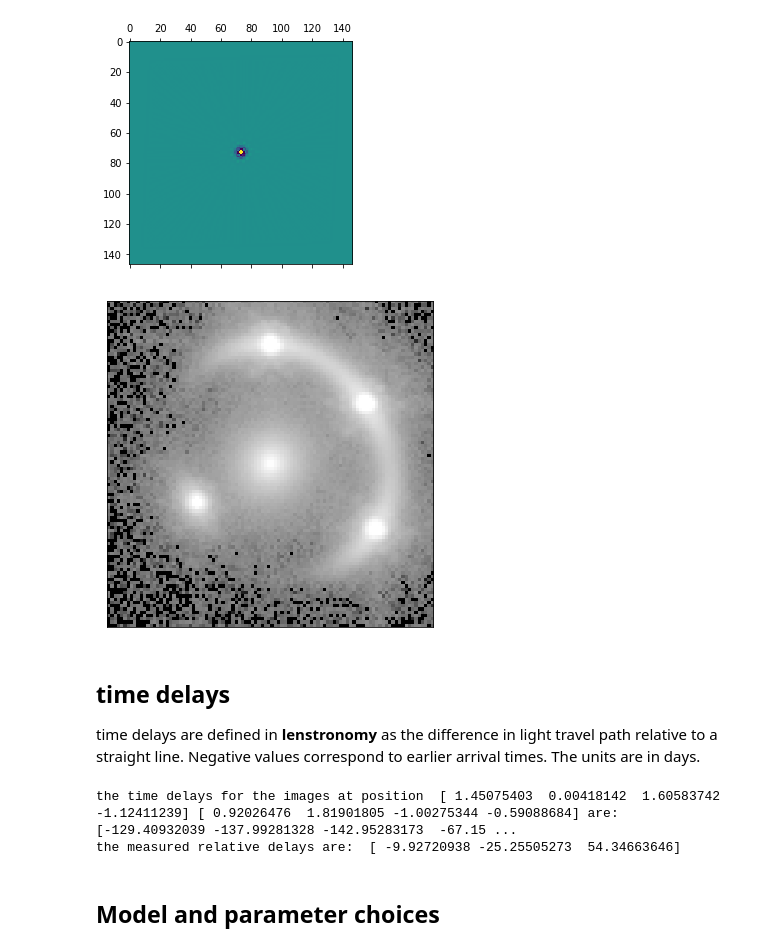
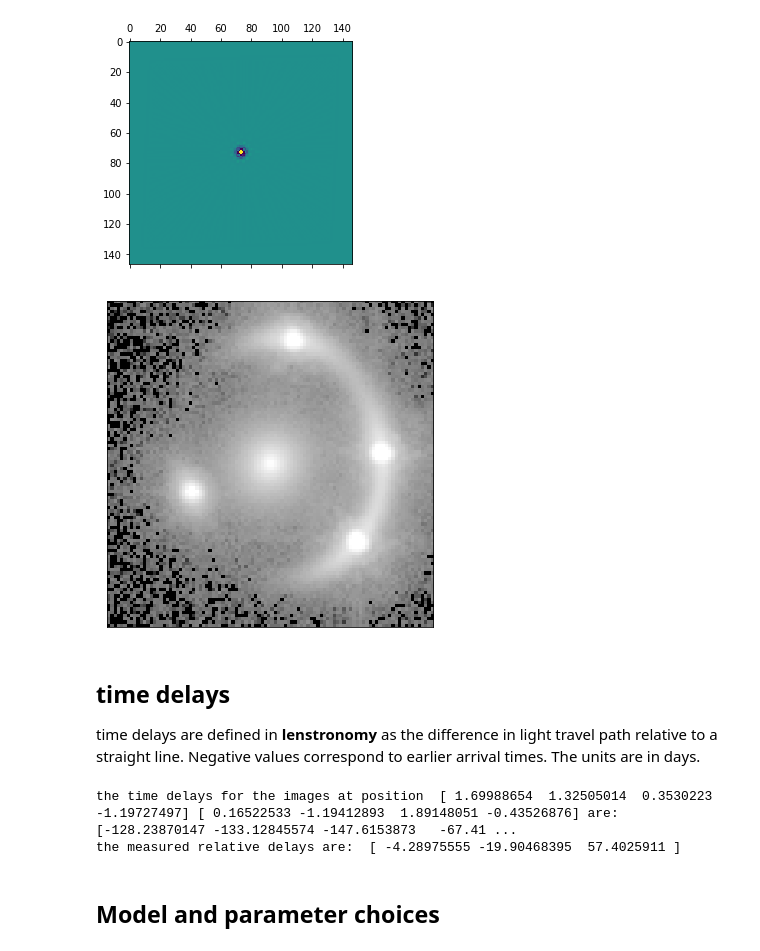
Before and after one commit to lenstronomy/lenstronomy-tutorials, a Jupyter notebook: lenstronomy_extensions/Notebooks/time-delay cosmography psf.ipynb, the cells around one changed output. Saved outputs shown, nothing was run; the diff lists cells and outputs as text; code cells hidden in the pictures.

```diff
--- a/lenstronomy_extensions/Notebooks/time-delay cosmography psf.ipynb
+++ b/lenstronomy_extensions/Notebooks/time-delay cosmography psf.ipynb
@@ -94,11 +94,11 @@ psf_class = PSF(**kwargs_psf)
 [figure]
 # %%
 # lensing quantities
-kwargs_shear = {'e1': 0.0, 'e2': -0.05}  # shear values to the source plane
+kwargs_shear = {'gamma_ext': 0.05, 'psi_ext': -np.pi/2}  # shear values to the source plane
 kwargs_spemd = {'theta_E': 1.66, 'gamma': 1.95, 'center_x': 0.0, 'center_y': 0, 'e1': 0.1, 'e2': 0.1}  # parameters of the deflector lens model
 
 # the lens model is a supperposition of an elliptical lens model with external shear
-lens_model_list = ['SPEMD', 'SHEAR']
+lens_model_list = ['SPEMD', 'SHEAR_GAMMA_PSI']
 kwargs_lens = [kwargs_spemd, kwargs_shear]
 lens_model_class = LensModel(lens_model_list=lens_model_list)
 
@@ -148,34 +148,34 @@ image_sim = imageModel.image(kwargs_lens, kwargs_source, kwargs_lens_light, kwar
 poisson = image_util.add_poisson(image_sim, exp_time=exp_time)
 bkg = image_util.add_background(image_sim, sigma_bkd=sigma_bkg)
 image_sim = image_sim + bkg + poisson
 data_class.update_data(image_sim)
 kwargs_data['image_data'] = image_sim
 
 
 kwargs_model = {'lens_model_list': lens_model_list,
                  'lens_light_model_list': lens_light_model_list,
                  'source_light_model_list': source_model_list,
                 'point_source_model_list': point_source_list
                  }
 
 # display the initial simulated image
 cmap_string = 'gray'
 cmap = plt.get_cmap(cmap_string)
 cmap.set_bad(color='k', alpha=1.)
 cmap.set_under('k')
 
 v_min = -4
 v_max = 2
 
 f, axes = plt.subplots(1, 1, figsize=(6, 6), sharex=False, sharey=False)
 ax = axes
 im = ax.matshow(np.log10(image_sim), origin='lower', vmin=v_min, vmax=v_max, cmap=cmap, extent=[0, 1, 0, 1])
 ax.get_xaxis().set_visible(False)
 ax.get_yaxis().set_visible(False)
 ax.autoscale(False)
 plt.show()
 # %% [output]
-[figure, old version]
+[figure, new version]
 # %% [markdown]
 ## time delays
 time delays are defined in **lenstronomy** as the difference in light travel path relative to a straight line. Negative values correspond to earlier arrival times. The units are in days.
@@ -195,8 +195,8 @@ dt_sigma = [3, 5, 10]  # Gaussian errors
 dt_measured = np.random.normal(dt_days, dt_sigma)
 print("the measured relative delays are: ", dt_measured)
 # %% [output]
-the time delays for the images at position  [ 1.45075403  0.00418142  1.60583742 -1.12411239] [ 0.92026476  1.81901805 -1.00275344 -0.59088684] are:  [-129.40932039 -137.99281328 -142.95283173  -67.15 ...
-the measured relative delays are:  [ -9.92720938 -25.25505273  54.34663646]
+the time delays for the images at position  [ 1.69988654  1.32505014  0.3530223  -1.19727497] [ 0.16522533 -1.19412893  1.89148051 -0.43526876] are:  [-128.23870147 -133.12845574 -147.6153873   -67.41 ...
+the measured relative delays are:  [ -4.28975555 -19.90468395  57.4025911 ]
 # %% [markdown]
 ## Model and parameter choices
 # %%
```
Also changed, not shown: parts of 6 cells of this notebook, 15 other files.
